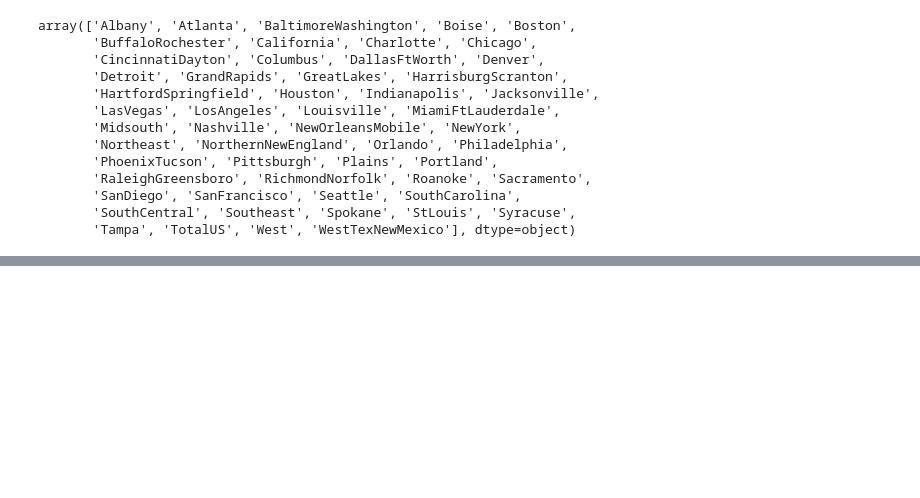
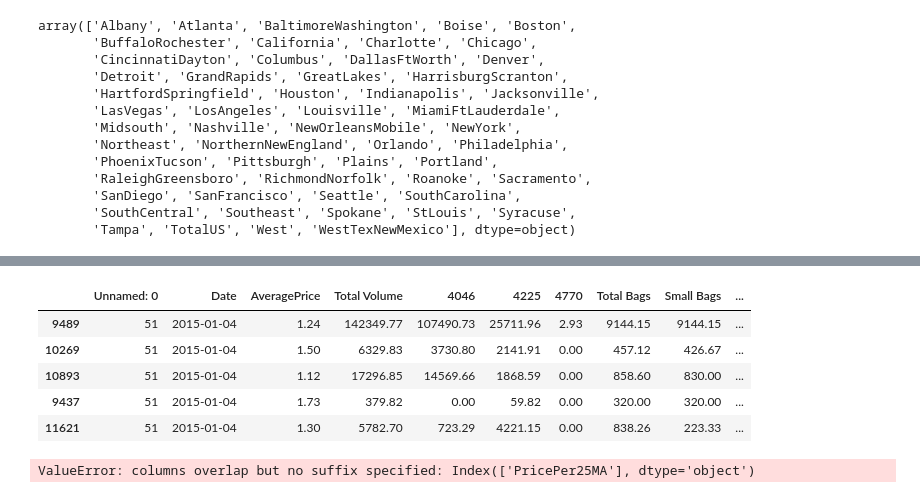
Before and after one commit to zkhan122/ai-ml-da, a Jupyter notebook: pandas-learn/basics/avocados_2.ipynb, the cells around one changed output, grey strips where cells are left out. Cells and saved outputs as stored; diff of their text form; code cells hidden in the pictures; blank space fills up the shorter version.

```diff
--- a/pandas-learn/basics/avocados_2.ipynb
+++ b/pandas-learn/basics/avocados_2.ipynb
@@ -354,0 +397,46 @@ for _ in range(len(v)):
+# %%
+import pandas as pd
+
+df = pd.read_csv("D:\\programs\\ai-ml-da\\pandas-learn\\datasets\\avocado.csv")
+# set the dataframe to exclusively only allow for e.g. ORGANIC PRICED AVOCADOS
+df = df.copy()[ df["type"] == "organic"]
+df["Date"] = pd.to_datetime(df["Date"])
+
+df.sort_values(by="Date", ascending=True, inplace=True)
+df.head()
+# %% [output]
+|  | Unnamed: 0 | Date | AveragePrice | Total Volume | 4046 | 4225 | 4770 | Total Bags | Small Bags | ... |
+| 9489 | 51 | 2015-01-04 | 1.24 | 142349.77 | 107490.73 | 25711.96 | 2.93 | 9144.15 | 9144.15 | ... |
+| 10269 | 51 | 2015-01-04 | 1.50 | 6329.83 | 3730.80 | 2141.91 | 0.00 | 457.12 | 426.67 | ... |
+| 10893 | 51 | 2015-01-04 | 1.12 | 17296.85 | 14569.66 | 1868.59 | 0.00 | 858.60 | 830.00 | ... |
+| 9437 | 51 | 2015-01-04 | 1.73 | 379.82 | 0.00 | 59.82 | 0.00 | 320.00 | 320.00 | ... |
+| 11621 | 51 | 2015-01-04 | 1.30 | 5782.70 | 723.29 | 4221.15 | 0.00 | 838.26 | 223.33 | ... |
+# %%
+# now recreate the graph_df Dataframe
+
+graph_df = pd.DataFrame()
+
+# for every region in df, make a separate df for each UNIQUE region
+for region in df["region"].unique():
+    # use the copy of df to avoid SettingWithCopyWarning
+    region_df = df.copy()[ df["region"] == region]
+    # set the index to be the Date
+    region_df.set_index("Date", inplace=True)
+    # then sort by Date
+    region_df.sort_index(inplace=True)
+    # now construct a new column called PricePer25MA with moving average of 25 dp for AvgPrice
+    region_df["PricePer25MA"] = region_df["AveragePrice"].rolling(25).mean()
+
+    if graph_df.empty:
+        graph_df = region_df[ ["PricePer25MA"] ]
+    else:
+        graph_df = graph_df.join(region_df["PricePer25MA"]) # WE GET AN ERROR ON THIS LINE
+
+        # we get a ValueError because both graph_df and region_df share the same column
+            # "PricePer25MA" hence the df cannot distinguish between them
+
+            # SEE NEXT CELL FOR FIX
+
+graph_df.tail()
+# %% [output]
+ValueError: columns overlap but no suffix specified: Index(['PricePer25MA'], dtype='object')
```
Also changed, not shown: parts of 6 cells of this notebook.
